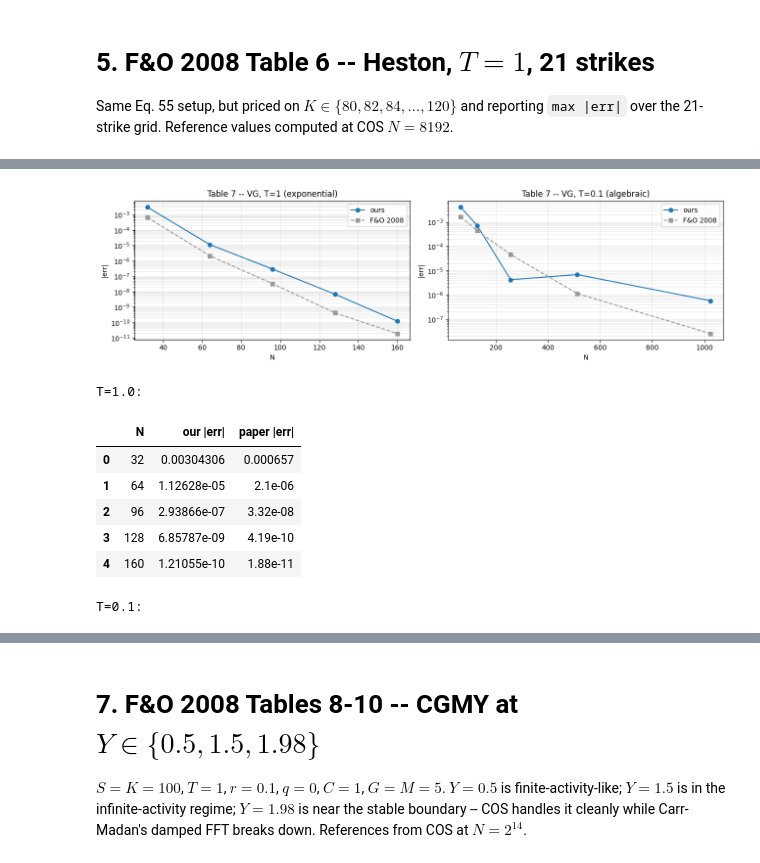
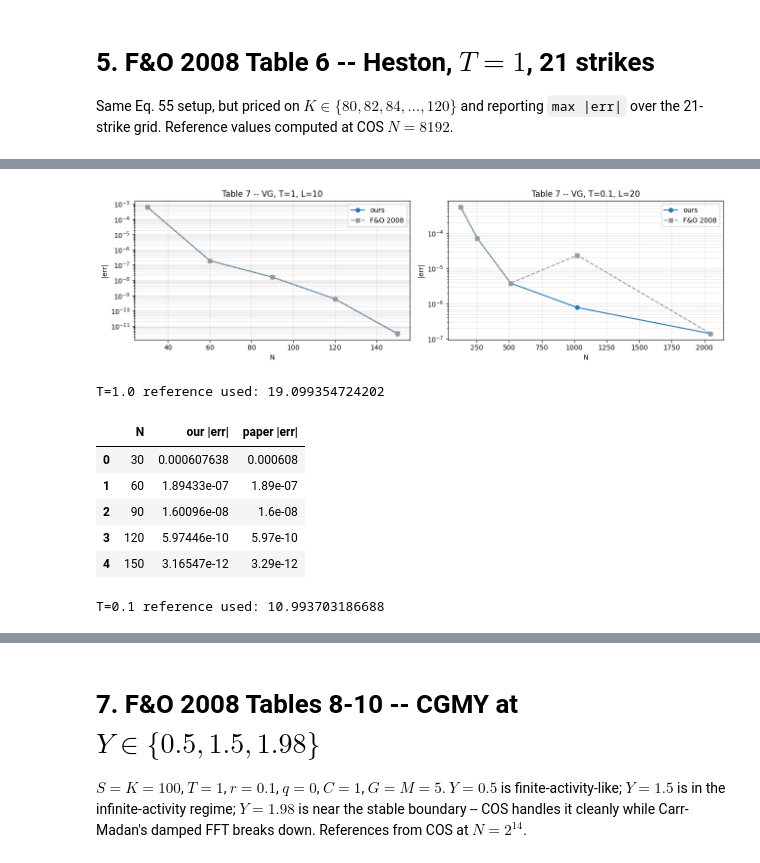
Before and after one commit to ee2625/fourier-cosine-option-pricing, a Jupyter notebook: notebooks/tests.ipynb, the cells around one changed output, grey strips where cells are left out. Drawn from its saved outputs; the diff is of its cells as text; code cells hidden in the pictures.

```diff
--- a/notebooks/tests.ipynb
+++ b/notebooks/tests.ipynb
@@ -291,12 +404,12 @@ t6_cm  = pd.DataFrame(rows_cm,  columns=["N", "max |err|", "ms"])
 
 fig, (a1, a2) = plt.subplots(1, 2, figsize=(13, 3.8))
 for ax, ycol, ylabel in [(a1, "max |err|", "max |err|"), (a2, "ms", "ms / call")]:
-    ax.loglog(t6_cos["N"], t6_cos[ycol], "o-", label="COS",        color="#1f77b4")
-    ax.loglog(t6_lw ["N"], t6_lw [ycol], "^-", label="Lewis",      color="#2ca02c")
-    ax.loglog(t6_cm ["N"], t6_cm [ycol], "s-", label="Carr-Madan", color="#ff7f0e")
+    ax.loglog(t6_cos["N"], plot_values(t6_cos[ycol], ycol), "o-", label="COS",        color="#1f77b4")
+    ax.loglog(t6_lw ["N"], plot_values(t6_lw [ycol], ycol), "^-", label="Lewis",      color="#2ca02c")
+    ax.loglog(t6_cm ["N"], plot_values(t6_cm [ycol], ycol), "s-", label="Carr-Madan", color="#ff7f0e")
     ax.set(xlabel="N", ylabel=ylabel, title=f"Table 6 -- 21 strikes, {ylabel}")
     ax.grid(True, which="both", alpha=0.3); ax.legend()
 fig.tight_layout(); plt.show()
 
-pd.concat({"COS": t6_cos.set_index("N"), "Lewis": t6_lw.set_index("N"), "CM": t6_cm.set_index("N")}, axis=1)
+display_error_table(pd.concat({"COS": t6_cos.set_index("N"), "Lewis": t6_lw.set_index("N"), "CM": t6_cm.set_index("N")}, axis=1))
 # %% [output]
@@ -320,43 +435,58 @@ Two regimes: T=1 smooth (exponential convergence) and T=0.1 with a density kink
 # %%
 # Pyfeng's VarGammaCos uses vov in place of nu.
 S0_vg, K_vg, R_vg, Q_vg = 100.0, 90.0, 0.1, 0.0
 SIGMA, THETA, NU        = 0.12, -0.14, 0.2
-REF_T01, REF_T1_VG      = 10.993703187, 19.099354724
 
-PAPER_T01 = {64: 1.66e-3, 128: 4.35e-4, 256: 4.55e-5, 512: 1.13e-6, 1024: 2.52e-8}
-PAPER_T1  = {32: 6.57e-4, 64: 2.10e-6,  96: 3.32e-8, 128: 4.19e-10, 160: 1.88e-11}
+PAPER_T01 = {128: 5.43e-4, 256: 7.08e-5, 512: 3.80e-6, 1024: 2.35e-5, 2048: 1.41e-7}
+PAPER_T1  = {30: 6.08e-4, 60: 1.89e-7, 90: 1.60e-8, 120: 5.97e-10, 150: 3.29e-12}
 
-vg = VarGammaCos(sigma=SIGMA, theta=THETA, vov=NU, intr=R_vg, divr=Q_vg)
-vg.L = 10.0  # match source pricer's truncation to reproduce Table 7
+def vg_table7_model(texp, L):
+    """VG COS model using the original F&O Table 7 truncation range."""
+    model = VarGammaCos(sigma=SIGMA, theta=THETA, vov=NU, intr=R_vg, divr=Q_vg)
+    c2 = (SIGMA**2 + NU * THETA**2) * texp
+    half_width = L * np.sqrt(c2)
+    center = -(R_vg - Q_vg) * texp  # log(S0/F), matching the paper's x-centered range in z=log(S_T/F).
 
-def vg_err(texp, N, ref):
-    vg.n_cos = N
-    return abs(vg.price(K_vg, S0_vg, texp) - ref)
+    def table7_range(strike, spot, t):
+        return center - half_width, center + half_width
 
-t1_rows  = [(N, vg_err(1.0, N, REF_T1_VG), p) for N, p in PAPER_T1.items()]
-t01_rows = [(N, vg_err(0.1, N, REF_T01),   p) for N, p in PAPER_T01.items()]
-df_t7_T1  = pd.DataFrame(t1_rows,  columns=["N", "our |err|", "paper |err|"])
-df_t7_T01 = pd.DataFrame(t01_rows, columns=["N", "our |err|", "paper |err|"])
+    model._integration_range = table7_range
+    return model
+
+def vg_table7_errors(texp, L, paper_errors):
+    model = vg_table7_model(texp, L)
+    model.n_cos = 2**15
+    ref = model.price(K_vg, S0_vg, texp)
+    rows = []
+    for N, paper_err in paper_errors.items():
+        model.n_cos = N
+        rows.append((N, abs(model.price(K_vg, S0_vg, texp) - ref), paper_err))
+    return ref, pd.DataFrame(rows, columns=["N", "our |err|", "paper |err|"])
+
+ref_T1,  df_t7_T1  = vg_table7_errors(1.0, 10.0, PAPER_T1)
+ref_T01, df_t7_T01 = vg_table7_errors(0.1, 20.0, PAPER_T01)
 
 fig, (a1, a2) = plt.subplots(1, 2, figsize=(13, 3.8))
-for ax, df, T, title in [(a1, df_t7_T1, 1.0, "T=1 (exponential)"),
-                         (a2, df_t7_T01, 0.1, "T=0.1 (algebraic)")]:
-    ax.semilogy(df["N"], df["our |err|"],   "o-", color="#1f77b4", label="ours")
-    ax.semilogy(df["N"], df["paper |err|"], "s--", color="#999",   label="F&O 2008")
+for ax, df, title in [(a1, df_t7_T1, "T=1, L=10"),
+                      (a2, df_t7_T01, "T=0.1, L=20")]:
+    ax.semilogy(df["N"], plot_values(df["our |err|"], "our |err|"), "o-", color="#1f77b4", label="ours")
+    ax.semilogy(df["N"], plot_values(df["paper |err|"], "paper |err|"), "s--", color="#999", label="F&O 2008")
     ax.set(xlabel="N", ylabel="|err|", title=f"Table 7 -- VG, {title}")
     ax.grid(True, which="both", alpha=0.3); ax.legend()
 fig.tight_layout(); plt.show()
 
-print("T=1.0:");  display(df_t7_T1)
-print("T=0.1:");  df_t7_T01
+print(f"T=1.0 reference used: {ref_T1:.12f}")
+display_error_table(df_t7_T1)
+print(f"T=0.1 reference used: {ref_T01:.12f}")
+display_error_table(df_t7_T01)
 # %% [output]
-[figure, old version]
+[figure, new version]
-T=1.0:
+T=1.0 reference used: 19.099354724202
 |  | N | our |err| | paper |err| |
-| 0 | 32 | 0.00304306 | 0.000657 |
-| 1 | 64 | 1.12628e-05 | 2.1e-06 |
-| 2 | 96 | 2.93866e-07 | 3.32e-08 |
-| 3 | 128 | 6.85787e-09 | 4.19e-10 |
-| 4 | 160 | 1.21055e-10 | 1.88e-11 |
+| 0 | 30 | 0.000607638 | 0.000608 |
+| 1 | 60 | 1.89433e-07 | 1.89e-07 |
+| 2 | 90 | 1.60096e-08 | 1.6e-08 |
+| 3 | 120 | 5.97446e-10 | 5.97e-10 |
+| 4 | 150 | 3.16547e-12 | 3.29e-12 |
-T=0.1:
+T=0.1 reference used: 10.993703186688
 |  | N | our |err| | paper |err| |
```
Also changed, not shown: parts of 22 cells of this notebook, 1 other file.
